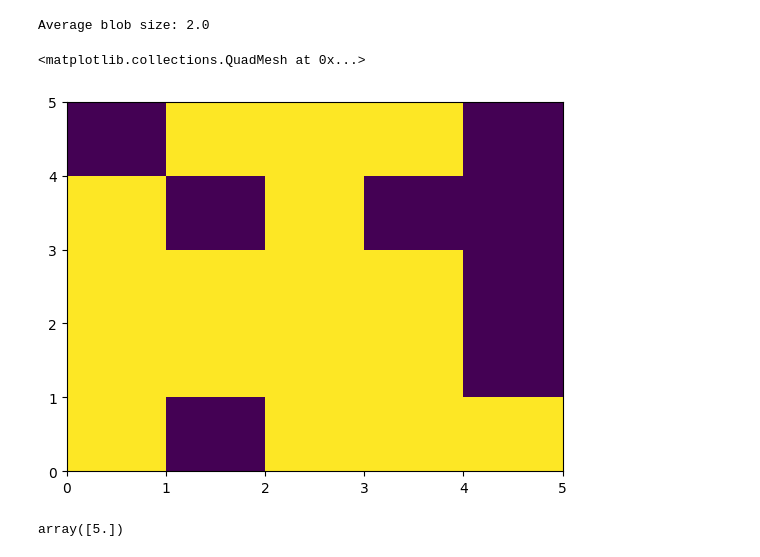
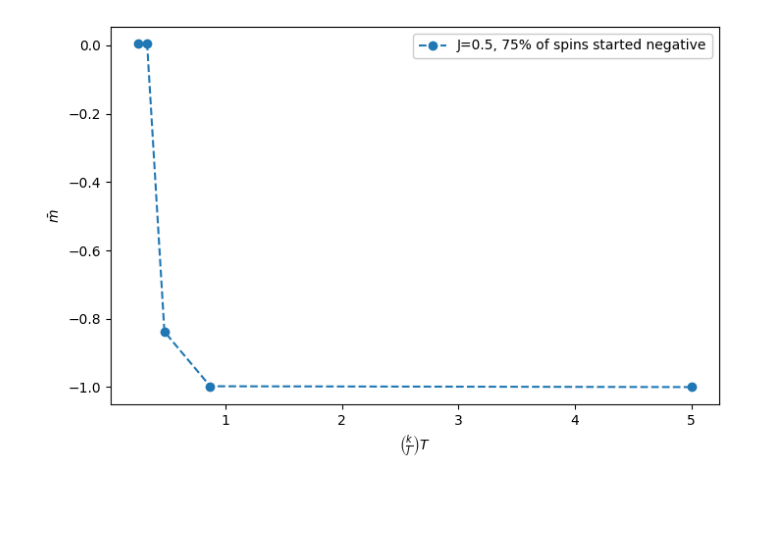
Before and after one commit to thatdavidguy/Ising, a Jupyter notebook: ising simulation.ipynb, the cells around one changed output. Cells and saved outputs as stored; diff of their text form; code cells hidden in the pictures; blank space fills up the shorter version.

Commit message:
added grid search for interaction strength and temperature

```diff
--- a/ising simulation.ipynb
+++ b/ising simulation.ipynb
@@ -106,27 +106,0 @@ plt.show()
-# %%
-from scipy import ndimage
-
-labeled_matrix, num_features = ndimage.label(lattice_np == -1)
-
-# Calculate the size of each labeled component
-sizes = ndimage.sum((lattice_np == -1).astype(int), labeled_matrix, range(1, num_features + 1))
-
-# Calculate the average size of blobs
-average_size = np.mean(sizes)
-
-print("Average blob size:", average_size)
-# %% [output]
-Average blob size: 2.0
-# %%
-init_random = np.random.random((5,5))
-lattice_np = np.zeros((5, 5))
-lattice_np[init_random>=0.25] = 1
-lattice_np[init_random<0.25] = -1
-plt.pcolormesh(lattice_np)
-# %% [output]
-<matplotlib.collections.QuadMesh at 0x...>
-[figure, removed]
-# %%
-sizes[sizes > 1]
-# %% [output]
-array([5.])
@@ -132,0 +130,32 @@ array([5.])
+# %%
+import matplotlib.pyplot as plt
+import numpy as np
+
+# Assuming 'results' is already populated with the grid search results
+
+plt.figure(figsize=(8, 5))
+
+# Extract and plot data for spins started negative
+for result in results:
+    J = result['J']
+    B_range = result['B_range']
+    spins_avg_n = result['spins_avg_n']
+
+    BJs = J / B_range
+    plt.plot(BJs, spins_avg_n, 'o--', label=f'J={J}, 75% of spins started negative')
+
+# Extract and plot data for spins started positive (if needed)
+# for result in results:
+#     J = result['J']
+#     B_range = result['B_range']
+#     spins_avg_p = result['spins_avg_p']
+#
+#     BJs = J / B_range
+#     plt.plot(BJs, spins_avg_p, 'o--', label=f'J={J}, 75% of spins started positive')
+
+plt.xlabel(r'$\left(\frac{k}{J}\right)T$')
+plt.ylabel(r'$\bar{m}$')
+plt.legend(facecolor='white', framealpha=1)
+plt.show()
+# %% [output]
+[figure, added]
```
Also changed, not shown: parts of 7 cells of this notebook.
